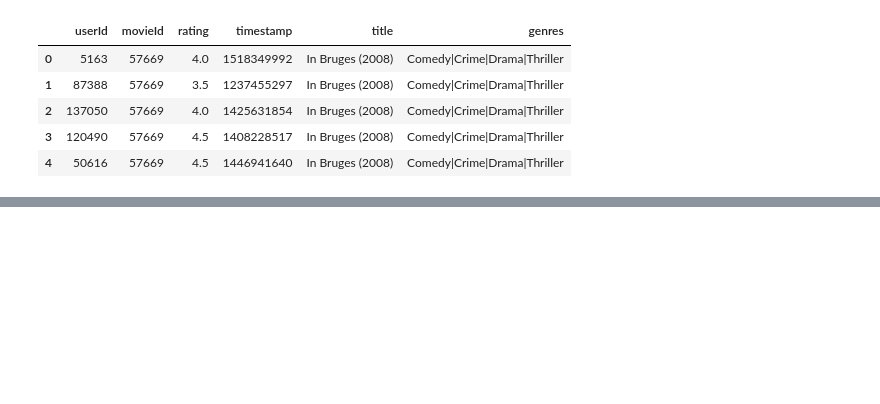
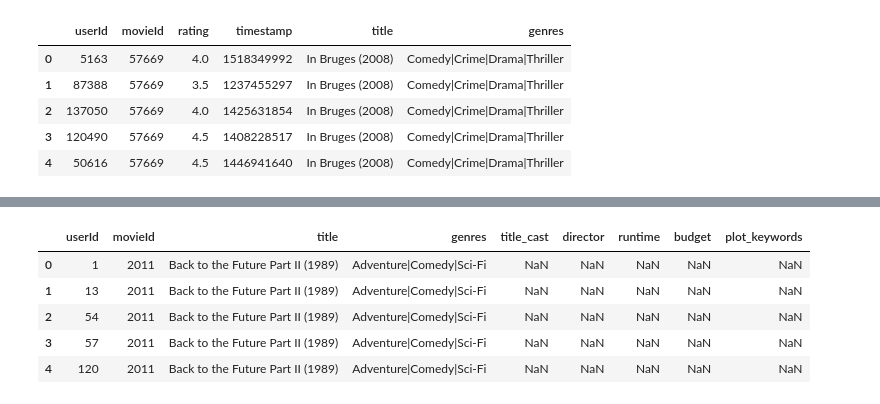
Before and after one commit to Leham-Greeves/JS7_Notebook_Reprository, a Jupyter notebook: unsupervised_learning_notebook_merged data.ipynb, the cells around one changed output, grey strips where cells are left out. Drawn from its saved outputs; the diff is of its cells as text; code cells hidden in the pictures; blank space fills up the shorter version.

```diff
--- a/unsupervised_learning_notebook_merged data.ipynb
+++ b/unsupervised_learning_notebook_merged data.ipynb
@@ -207,6 +250,17 @@ df_merge2.head()
 | 2 | 137050 | 57669 | 4.0 | 1425631854 | In Bruges (2008) | Comedy|Crime|Drama|Thriller | Elizabeth Berrington|Rudy Blomme|... | Martin McDonagh | 107.0 | $15,000,000 | ... |
 | 3 | 120490 | 57669 | 4.5 | 1408228517 | In Bruges (2008) | Comedy|Crime|Drama|Thriller | Elizabeth Berrington|Rudy Blomme|... | Martin McDonagh | 107.0 | $15,000,000 | ... |
 | 4 | 50616 | 57669 | 4.5 | 1446941640 | In Bruges (2008) | Comedy|Crime|Drama|Thriller | Elizabeth Berrington|Rudy Blomme|... | Martin McDonagh | 107.0 | $15,000,000 | ... |
+# %%
+df_merge2_test = df_merge1_test.merge(df_imdb, on="movieId")
+# View first 5 rows
+df_merge2_test.head()
+# %% [output]
+|  | userId | movieId | title | genres | title_cast | director | runtime | budget | plot_keywords |
+| 0 | 1 | 2011 | Back to the Future Part II (1989) | Adventure|Comedy|Sci-Fi | NaN | NaN | NaN | NaN | NaN |
+| 1 | 13 | 2011 | Back to the Future Part II (1989) | Adventure|Comedy|Sci-Fi | NaN | NaN | NaN | NaN | NaN |
+| 2 | 54 | 2011 | Back to the Future Part II (1989) | Adventure|Comedy|Sci-Fi | NaN | NaN | NaN | NaN | NaN |
+| 3 | 57 | 2011 | Back to the Future Part II (1989) | Adventure|Comedy|Sci-Fi | NaN | NaN | NaN | NaN | NaN |
+| 4 | 120 | 2011 | Back to the Future Part II (1989) | Adventure|Comedy|Sci-Fi | NaN | NaN | NaN | NaN | NaN |
 # %%
 # Merging the merge data earlier on with the df_imbd
 df_merge3 = df_merge2.merge(df_imdb, on="movieId" )
```
Also changed, not shown: parts of 41 cells of this notebook.
